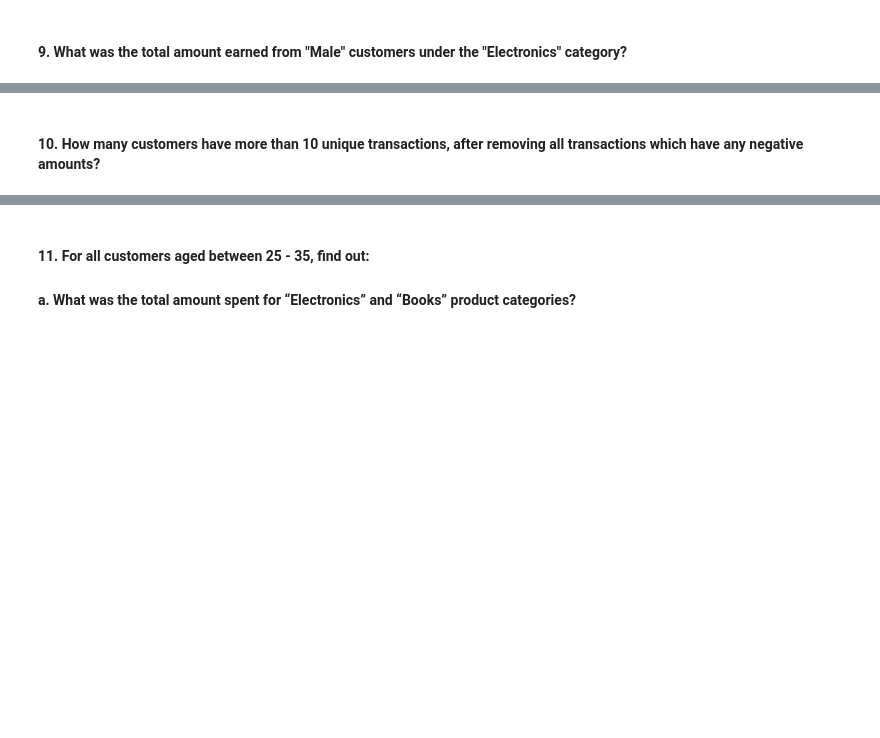
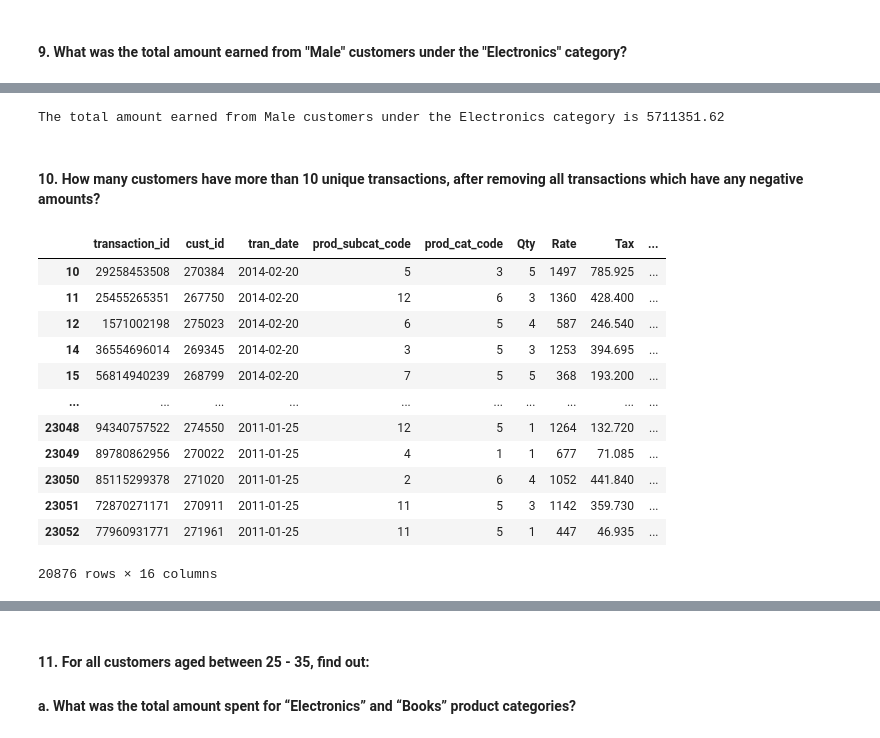
Before and after one commit to r5five/Python-Retail-Data-Analysis, a Jupyter notebook: PythonRetailDataAnalysis.ipynb, the cells around one changed output, grey strips where cells are left out. Saved outputs shown, nothing was run; the diff lists cells and outputs as text; code cells hidden in the pictures; blank space fills up the shorter version.

```diff
--- a/PythonRetailDataAnalysis.ipynb
+++ b/PythonRetailDataAnalysis.ipynb
@@ -413,2 +456,23 @@ city_count[city_count.transaction_id == city_count.transaction_id.max()]
+# %%
+print("The total amount earned from Male customers under the Electronics category is",group9.loc["Electronics","M"])
+# %% [output]
+The total amount earned from Male customers under the Electronics category is 5711351.62
 # %% [markdown]
 #### 10. How many customers have more than 10 unique transactions, after removing all transactions which have any negative amounts?
+# %%
+positive_transaction = customer_final.loc[customer_final["total_amt"]>0,:]
+positive_transaction
+# %% [output]
+|  | transaction_id | cust_id | tran_date | prod_subcat_code | prod_cat_code | Qty | Rate | Tax | ... |
+| 10 | 29258453508 | 270384 | 2014-02-20 | 5 | 3 | 5 | 1497 | 785.925 | ... |
+| 11 | 25455265351 | 267750 | 2014-02-20 | 12 | 6 | 3 | 1360 | 428.400 | ... |
+| 12 | 1571002198 | 275023 | 2014-02-20 | 6 | 5 | 4 | 587 | 246.540 | ... |
+| 14 | 36554696014 | 269345 | 2014-02-20 | 3 | 5 | 3 | 1253 | 394.695 | ... |
+| 15 | 56814940239 | 268799 | 2014-02-20 | 7 | 5 | 5 | 368 | 193.200 | ... |
+| ... | ... | ... | ... | ... | ... | ... | ... | ... | ... |
+| 23048 | 94340757522 | 274550 | 2011-01-25 | 12 | 5 | 1 | 1264 | 132.720 | ... |
+| 23049 | 89780862956 | 270022 | 2011-01-25 | 4 | 1 | 1 | 677 | 71.085 | ... |
+| 23050 | 85115299378 | 271020 | 2011-01-25 | 2 | 6 | 4 | 1052 | 441.840 | ... |
+| 23051 | 72870271171 | 270911 | 2011-01-25 | 11 | 5 | 3 | 1142 | 359.730 | ... |
+| 23052 | 77960931771 | 271961 | 2011-01-25 | 11 | 5 | 1 | 447 | 46.935 | ... |
+20876 rows × 16 columns
```
Also changed, not shown: parts of 13 cells of this notebook, 1 other file.
